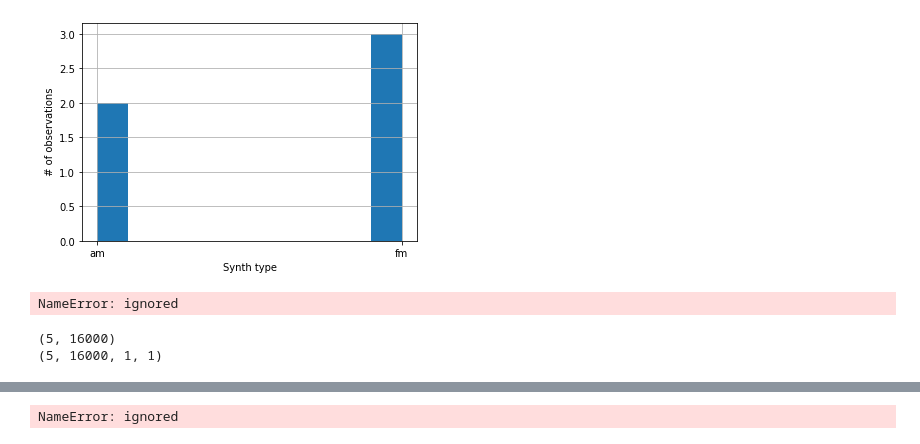
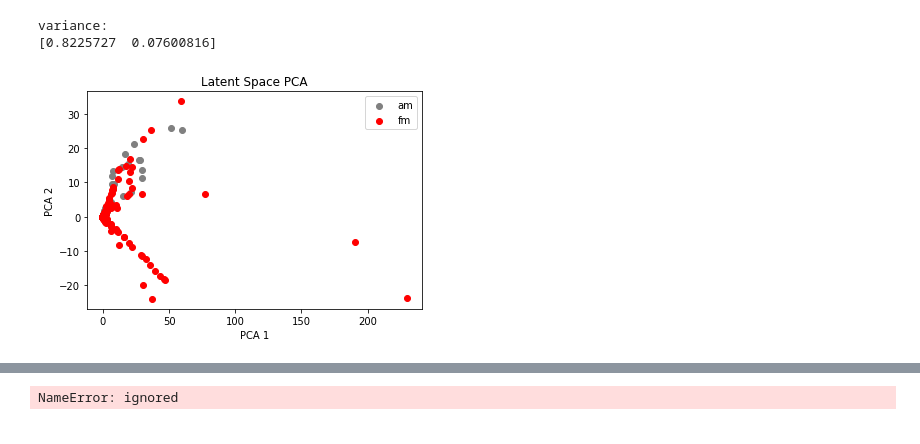
Before and after one commit to mezaga/ACIML, a Jupyter notebook: ACIML_prototype.ipynb, the cells around one changed output, grey strips where cells are left out. Saved outputs shown, nothing was run; the diff lists cells and outputs as text; code cells hidden in the pictures.

```diff
--- a/ACIML_prototype.ipynb
+++ b/ACIML_prototype.ipynb
@@ -95,8 +112,8 @@ VBox(children=(IntSlider(value=6, description='am data', max=6), IntSlider(value
 # %%
 #@title DATASET
 
-df = DATA.iloc[0: a.value]
-df_2 = DATA.iloc[count[0]: b.value + count[0]]
+df = DATA.iloc[0: am_data.value]
+df_2 = DATA.iloc[count[0]: fm_data.value + count[0]]
 #df_3 = DATA.iloc[b: c]
 DATA_filt = pd.concat([df, df_2])
 DATA_filt
@@ -109,0 +134,16 @@ DATA_filt
+# %%
+'''
+data_fft = np.array(DATA_filt['fft'])
+data_fft.shape
+
+mu_fft = np.mean(data_fft, axis= 0)
+s_fft = np.std(data_fft, axis = 0)
+
+Xmu_FFT = data_fft/s_fft
+
+print(Xmu_FFT.shape)
+'''
+DATA_filt = DATA_filt.reset_index(drop = True)
+indices = list(DATA_filt[DATA_filt['synth'] == 'am'].index)
+indices2 = list(DATA_filt[DATA_filt['synth'] == 'fm'].index)
+DATA_filt
@@ -110,49 +164,33 @@ DATA_filt
 # %%
 #@title Vizualización de datos
-audio_viz= 'histogram' #@param ['PCA','F0', 'histogram']
+audio_viz = 'PCA' #@param ['PCA','F0', 'histogram']
 fig, ax = plt.subplots()
 if audio_viz == 'histogram':
   ax = DATA_filt['synth'].hist()
   ax.set_xlabel("Synth type")
   ax.set_ylabel(" # of observations")
   plt.show()
 if audio_viz == 'F0':
   ax.plot(DATA_filt.index, DATA_filt['f0'], linestyle = '--')
   ax.set_xlabel("Audios")
   ax.set_ylabel(" F0")
   plt.show()
+if audio_viz == 'PCA':
+  pca = PCA(n_components= 2)
+  X_PCA = pca.fit_transform(Xmu_FFT)
+  print('variance: ')
+  print(pca.explained_variance_ratio_)
+  ax.scatter(X_PCA[0: indices2[0], 0], X_PCA[0: indices2[0], 1], c='gray', label = synth_names[0])
+  ax.scatter(X_PCA[indices2[0]:, 0], X_PCA[indices2[0]:, 1], c='red', label = synth_names[1])
+  fig.add_axes(ax)
+  plt.legend()
+  plt.title('Latent Space PCA')
+  plt.xlabel('PCA 1')
+  plt.ylabel('PCA 2')
+  plt.show()
 # %% [output]
+variance:
+[0.8225727  0.07600816]
-[figure, old version]
+[figure, new version]
-# %%
-###normalizar y cambio de dimensionalidad
-data = np.array(DATA_filt['data'])
-mu_wave = np.mean(waveforms, axis= 1)[...,np.newaxis]
-max_wave = np.max(waveforms, axis=1)[...,np.newaxis]
-
-Xw = (waveforms- mu_wave)#/max_wave
-## para evitar la division entre ceros
-Xw = np.divide(Xw, max_wave, out=np.zeros(Xw.shape, dtype=float), where=max_wave!=0)
-print(Xw.shape)
-
-Xw = Xw[...,np.newaxis][...,np.newaxis]
-print(Xw.shape)
-# %% [output]
-NameError: ignored
-# %%
-data = np.vstack(DATA_filt['data'])
-data.shape
-mu_wave = np.mean(data, axis= 1)[...,np.newaxis]
-max_wave = np.max(data, axis=1)[...,np.newaxis]
-
-Xw = (data- mu_wave)#/max_wave
-## para evitar la division entre ceros
-Xw = np.divide(Xw, max_wave, out=np.zeros(Xw.shape, dtype=float), where=max_wave!=0)
-print(Xw.shape)
-
-Xw = Xw[...,np.newaxis][...,np.newaxis]
-print(Xw.shape)
-# %% [output]
-(5, 16000)
-(5, 16000, 1, 1)
 # %%
 #@title Entrenamiento del modelo
```
Also changed, not shown: parts of 14 cells of this notebook.
